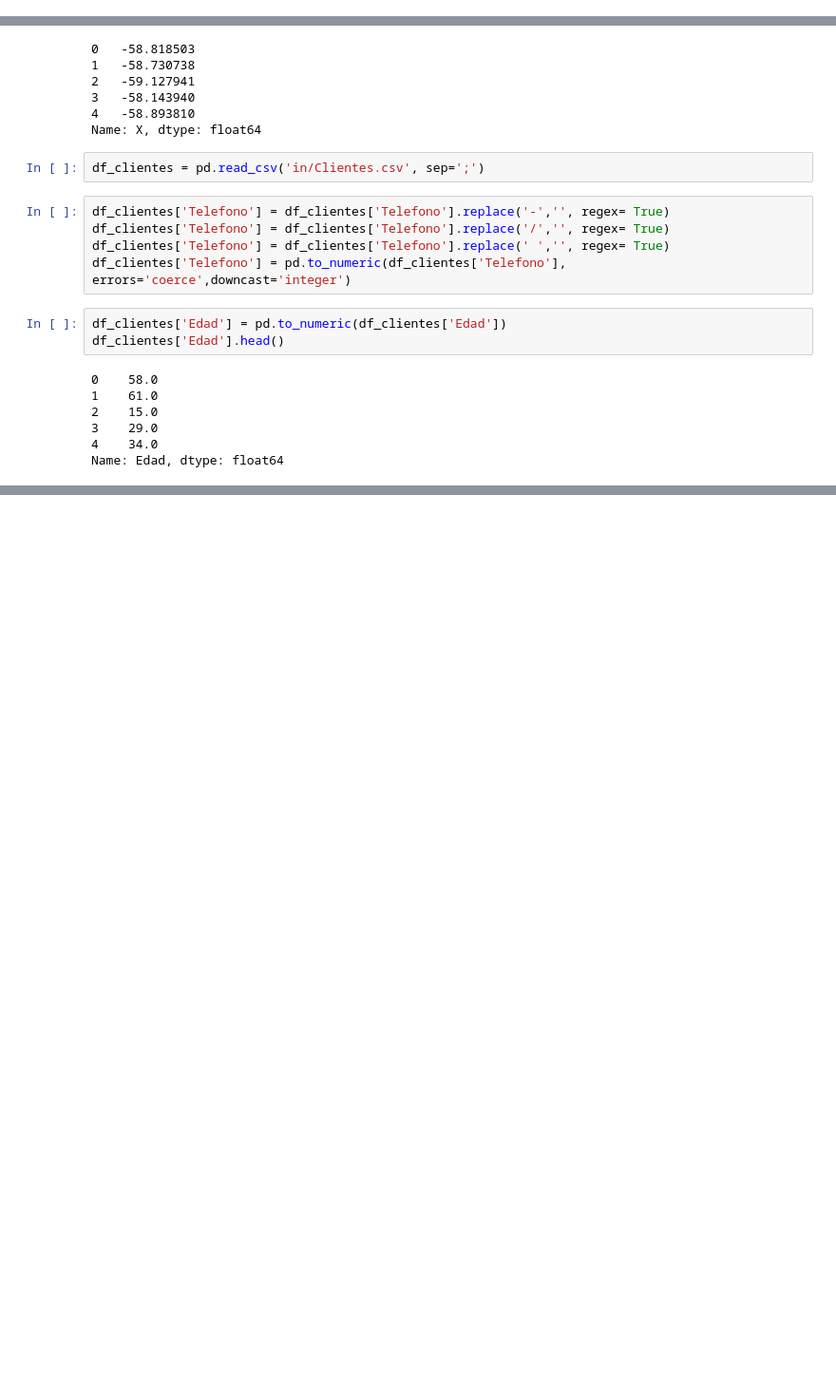
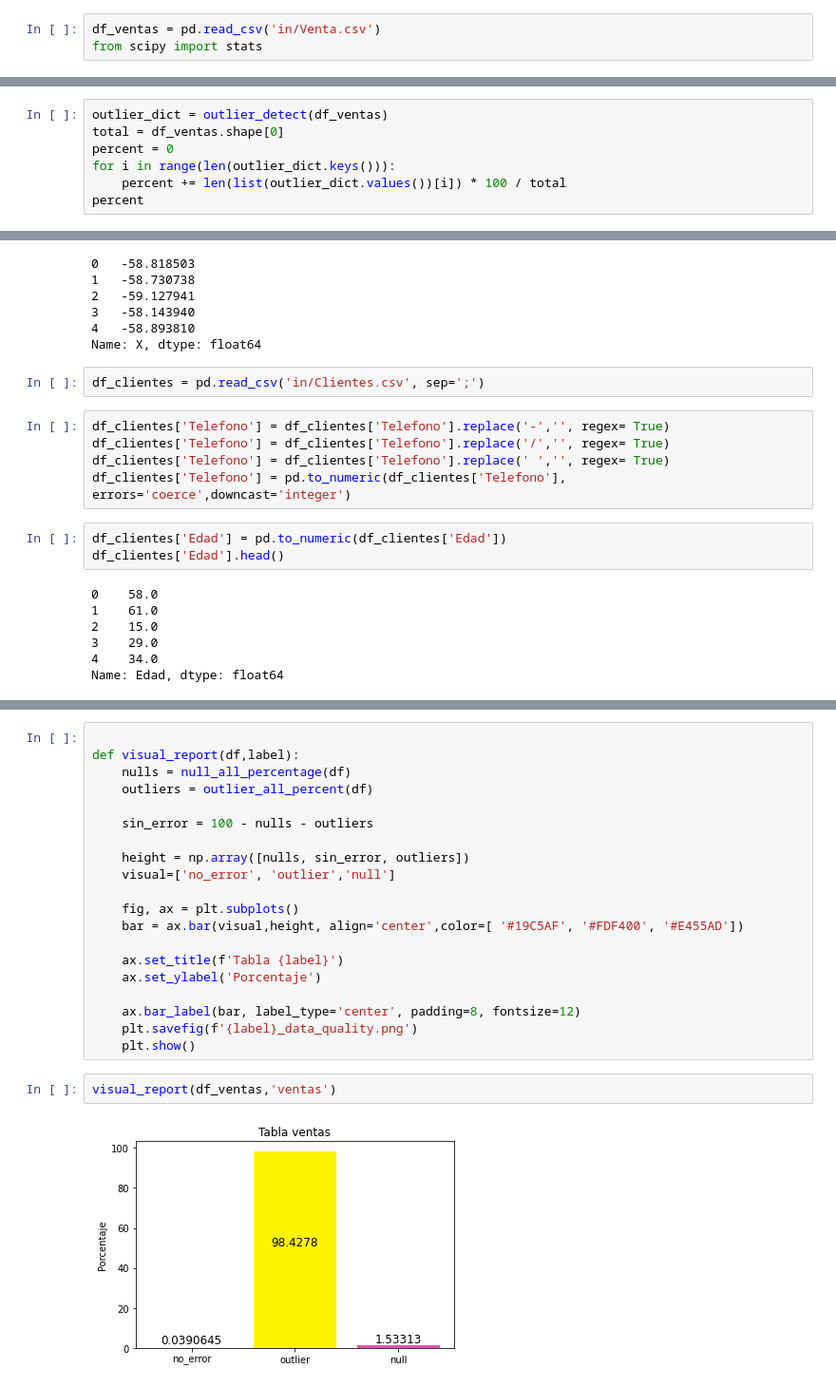
Before and after one commit to MasamioNakada/etl_e-commerce, a Jupyter notebook: main.ipynb, the cells around one changed output, grey strips where cells are left out. Shown: that part at 95% size. Saved outputs shown, nothing was run; the diff lists cells and outputs as text; blank space fills up the shorter version.

```diff
--- a/main.ipynb
+++ b/main.ipynb
@@ -44,0 +41,3 @@ df_loacalidades.to_csv('out/localidades.csv', sep=',',index=False, header=False,
+# %%
+df_ventas = pd.read_csv('in/Venta.csv')
+from scipy import stats
@@ -44,0 +94,7 @@ df_loacalidades.to_csv('out/localidades.csv', sep=',',index=False, header=False,
+# %%
+outlier_dict = outlier_detect(df_ventas)
+total = df_ventas.shape[0]
+percent = 0
+for i in range(len(outlier_dict.keys())):
+    percent += len(list(outlier_dict.values())[i]) * 100 / total
+percent
@@ -141,0 +280,24 @@ Name: Edad, dtype: float64
+# %%
+
+def visual_report(df,label):
+    nulls = null_all_percentage(df)
+    outliers = outlier_all_percent(df)
+
+    sin_error = 100 - nulls - outliers
+
+    height = np.array([nulls, sin_error, outliers])
+    visual=['no_error', 'outlier','null']
+
+    fig, ax = plt.subplots()
+    bar = ax.bar(visual,height, align='center',color=[ '#19C5AF', '#FDF400', '#E455AD'])
+
+    ax.set_title(f'Tabla {label}')
+    ax.set_ylabel('Porcentaje')
+
+    ax.bar_label(bar, label_type='center', padding=8, fontsize=12)
+    plt.savefig(f'{label}_data_quality.png')
+    plt.show()
+# %%
+visual_report(df_ventas,'ventas')
+# %% [output]
+[figure, added]
```
Also changed, not shown: parts of 4 cells of this notebook, 2 other files.
